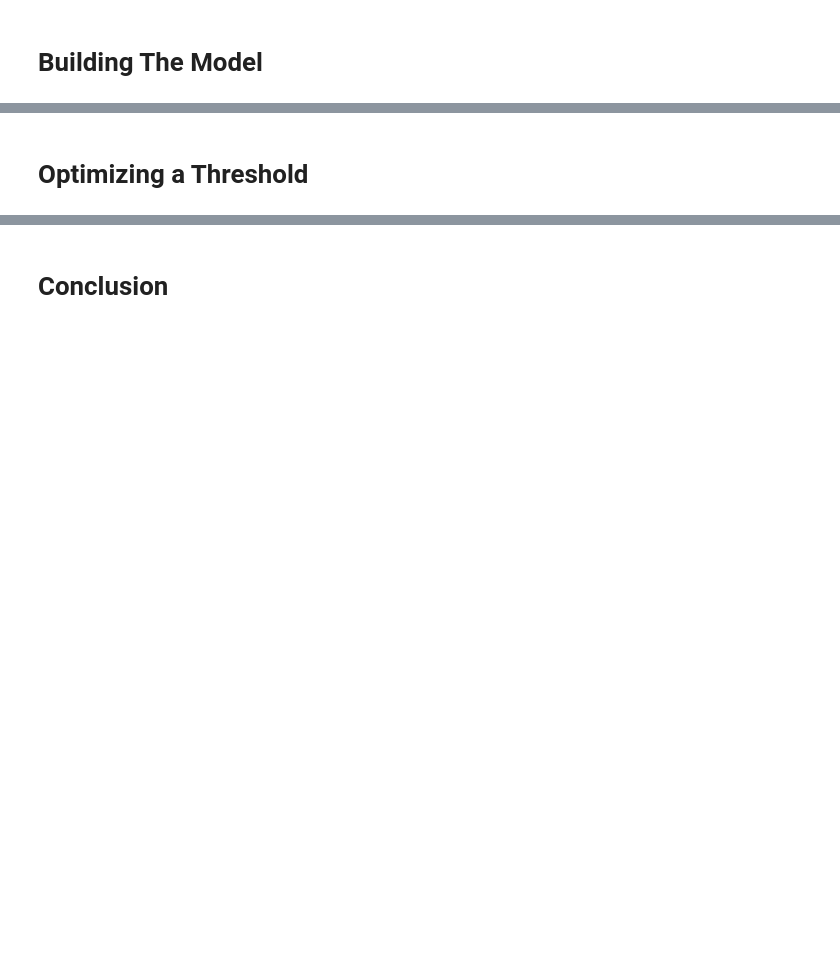
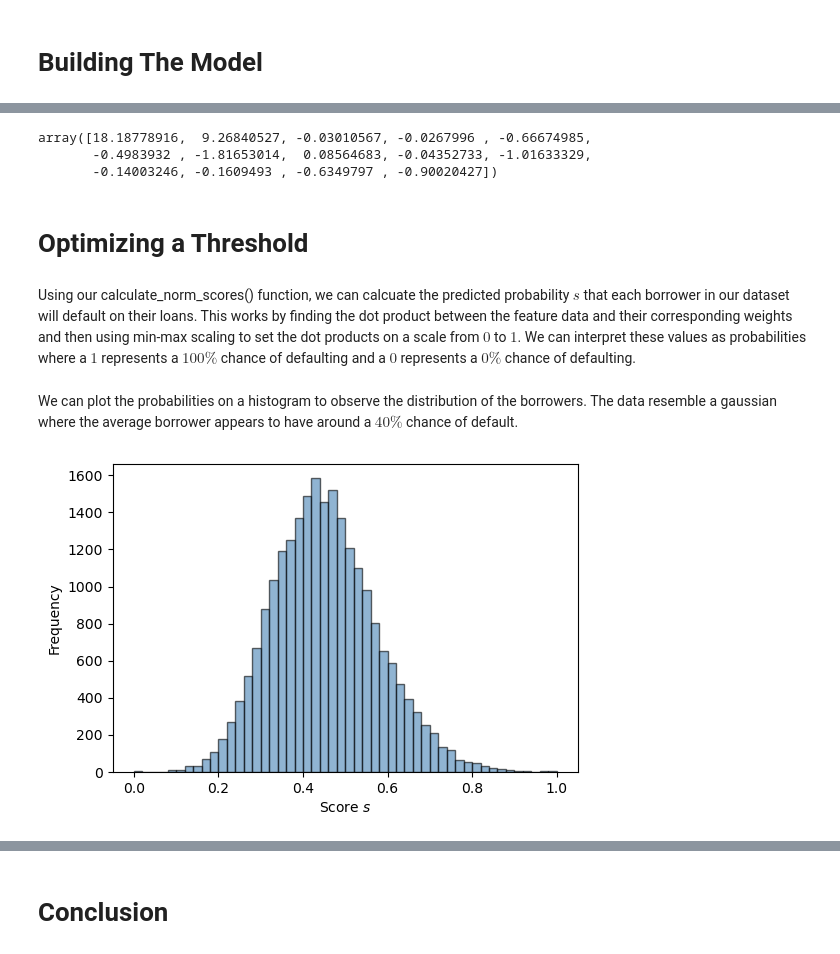
Before and after one commit to omar-armbruster/omar-armbruster.github.io, a Jupyter notebook: posts/automated-decision/index.ipynb, the cells around one changed output, grey strips where cells are left out. Saved outputs shown, nothing was run; the diff lists cells and outputs as text; code cells hidden in the pictures; blank space fills up the shorter version.

```diff
--- a/posts/automated-decision/index.ipynb
+++ b/posts/automated-decision/index.ipynb
@@ -70,0 +137,7 @@ df_train.groupby([pd.qcut(df_train['person_age'], q = 4), pd.qcut(df_train['pers
+# %%
+qual_cols = ['person_home_ownership', 'loan_intent']
+quant_cols = ['person_age', 'person_emp_length']
+cols3 = getCols(X_train, quant_cols, qual_cols)
+LR = LogisticRegression()
+LR.fit(X_train[cols3], y_train)
+cross_val_score(LR, X_train[cols3], y_train, cv = 5).mean()
@@ -70,0 +165,5 @@ df_train.groupby([pd.qcut(df_train['person_age'], q = 4), pd.qcut(df_train['pers
+# %%
+cols = cols1
+LR = LogisticRegression()
+LR.fit(X_train[cols], y_train)
+LR.score(X_train[cols], y_train)
@@ -71,2 +181,28 @@ df_train.groupby([pd.qcut(df_train['person_age'], q = 4), pd.qcut(df_train['pers
+# %%
+weights = LR.coef_[0]
+weights
+# %% [output]
+array([18.18778916,  9.26840527, -0.03010567, -0.0267996 , -0.66674985,
+       -0.4983932 , -1.81653014,  0.08564683, -0.04352733, -1.01633329,
+       -0.14003246, -0.1609493 , -0.6349797 , -0.90020427])
 # %% [markdown]
 # Optimizing a Threshold
+# %% [markdown]
+Using our calculate_norm_scores() function, we can calcuate the predicted probability $s$ that each borrower in our dataset will default on their loans. This works by finding the dot product between the feature data and their corresponding weights and then using min-max scaling to set the dot products on a scale from $0$ to $1$. We can interpret these values as probabilities where a $1$ represents a $100\%$ chance of defaulting and a $0$ represents a $0\%$ chance of defaulting.
+# %%
+def calculate_norm_scores(X, weights):
+    unNorm = X@weights
+    return (unNorm - unNorm.min())/(unNorm.max() - unNorm.min())
+s = calculate_norm_scores(X_train[cols], weights)
+# %% [markdown]
+We can plot the probabilities on a histogram to observe the distribution of the borrowers. The data resemble a gaussian where the average borrower appears to have around a $40\%$ chance of default.
+# %%
+#| code-fold: true
+#| fig-cap: Histogram of scores. Code sourced from Phil Chodrow Lecture Notes.
+#| label: fig-score-histogram
+
+fig, ax = plt.subplots(1, 1, figsize = (6, 4))
+hist = ax.hist(s, bins = 50, color = "steelblue", alpha = 0.6, linewidth = 1, edgecolor = "black")
+labs = ax.set(xlabel = r"Score $s$", ylabel = "Frequency")
+# %% [output]
+[figure, added]
```
Also changed, not shown: parts of 42 cells of this notebook, 18 other files.
